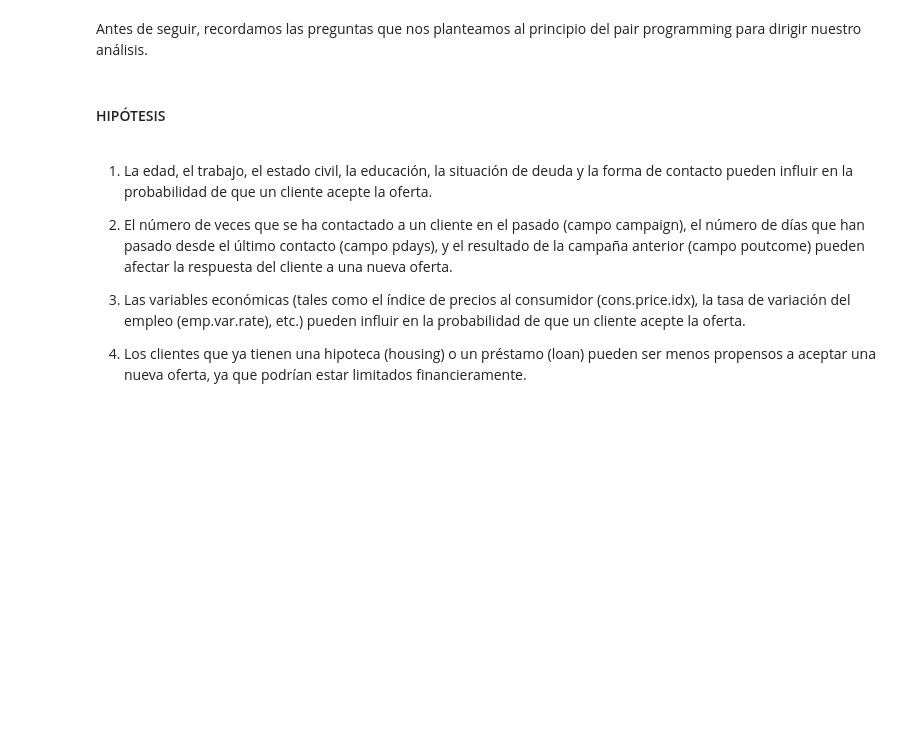
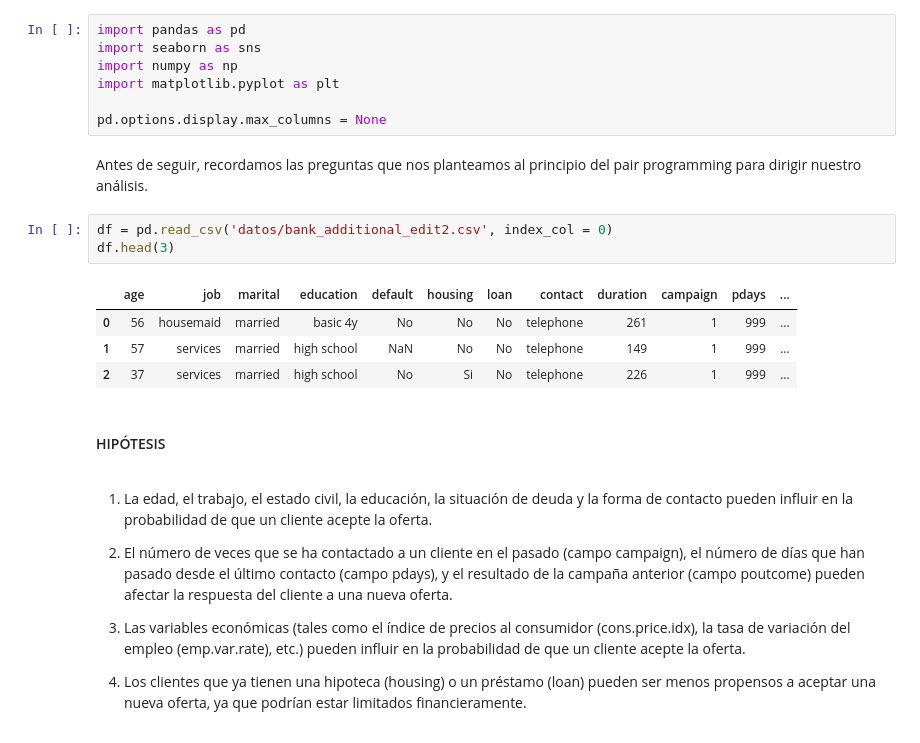
Before and after one commit to Adalab/promo_d_da_modulo2_sprint2_Lorena_AnaBelen, a Jupyter notebook: ejercicio3/pair_programming_Limpieza3.ipynb, the cells around one changed output. Drawn from its saved outputs; the diff is of its cells as text; blank space fills up the shorter version.

```diff
--- a/ejercicio3/pair_programming_Limpieza3.ipynb
+++ b/ejercicio3/pair_programming_Limpieza3.ipynb
@@ -1,7 +1,22 @@
 # %% [markdown]
 #### PAIR PROGRAMMING - LIMPIEZA 3
+# %%
+import pandas as pd
+import seaborn as sns
+import numpy as np
+import matplotlib.pyplot as plt
+
+pd.options.display.max_columns = None
 # %% [markdown]
 Antes de seguir, recordamos las preguntas que nos planteamos al principio del pair programming para dirigir nuestro análisis.
+# %%
+df = pd.read_csv('datos/bank_additional_edit2.csv', index_col = 0)
+df.head(3)
+# %% [output]
+|  | age | job | marital | education | default | housing | loan | contact | duration | campaign | pdays | ... |
+| 0 | 56 | housemaid | married | basic 4y | No | No | No | telephone | 261 | 1 | 999 | ... |
+| 1 | 57 | services | married | high school | NaN | No | No | telephone | 149 | 1 | 999 | ... |
+| 2 | 37 | services | married | high school | No | Si | No | telephone | 226 | 1 | 999 | ... |
 # %% [markdown]
 #### HIPÓTESIS
 # %% [markdown]
```
Also changed, not shown: parts of 18 cells of this notebook.
